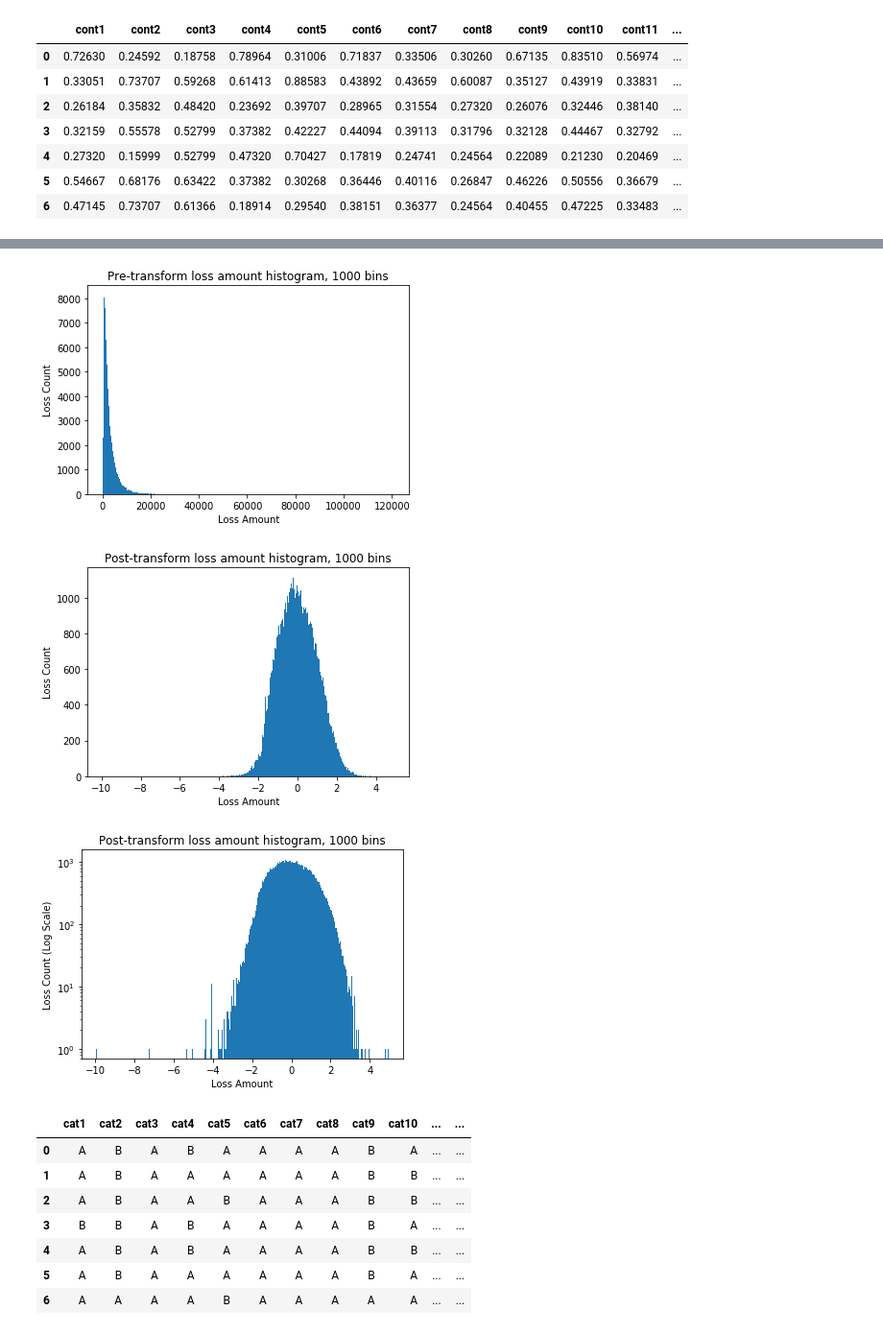
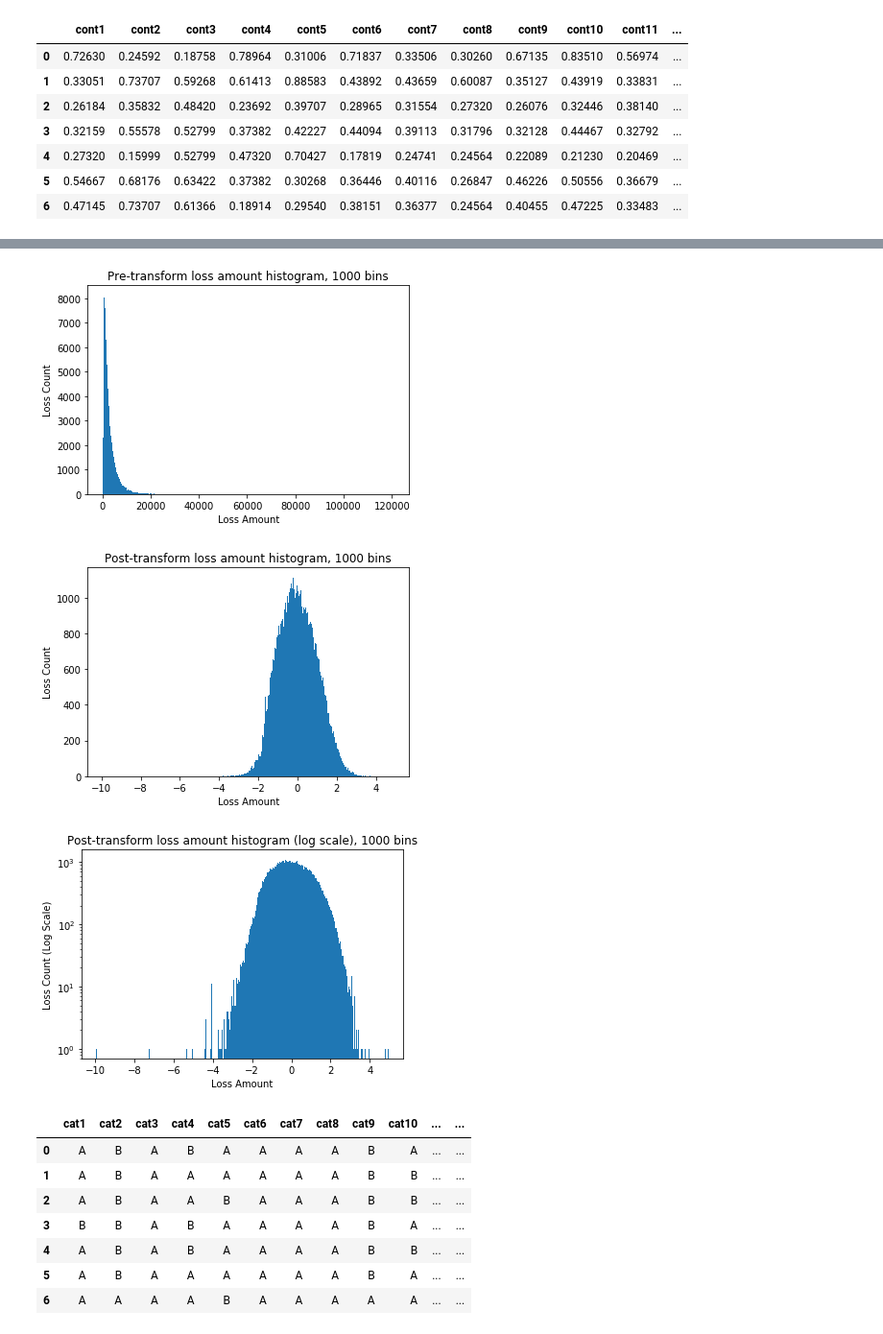
Before and after one commit to VCZLee/Jupyter-Notebooks, a Jupyter notebook: Kaggle/Allstate Claim Severity/Allstate Claim Severity Modeling.ipynb, the cells around one changed output, grey strips where cells are left out. Shown at 96% size. Cells and saved outputs as stored; diff of their text form; code cells hidden in the pictures.

```diff
--- a/Kaggle/Allstate Claim Severity/Allstate Claim Severity Modeling.ipynb
+++ b/Kaggle/Allstate Claim Severity/Allstate Claim Severity Modeling.ipynb
@@ -100,26 +101,26 @@ cont_dataset_scaled.describe()
 # %%
 plt.hist(cont_dataset.loss, 1000);
 plt.title("Pre-transform loss amount histogram, 1000 bins");
 plt.xlabel("Loss Amount");
 plt.ylabel("Loss Count");
 plt.show();
 
 plt.hist(cont_dataset_scaled.logloss, 1000);
 plt.title("Post-transform loss amount histogram, 1000 bins");
 plt.xlabel("Loss Amount");
 plt.ylabel("Loss Count");
 plt.show();
 
 plt.hist(cont_dataset_scaled.logloss, 1000);
-plt.title("Post-transform loss amount histogram, 1000 bins");
+plt.title("Post-transform loss amount histogram (log scale), 1000 bins");
 plt.xlabel("Loss Amount");
 plt.ylabel("Loss Count (Log Scale)");
 plt.yscale("log");
 plt.show(); #loss amounts roughly resemble a 0-centered normal distribution after transformation
 # %% [output]
 [figure]
 [figure]
-[figure, old version]
+[figure, new version]
 # %%
 cat_dataset = labeled_dataset.iloc[:,1:-15].copy()
 cat_dataset.head(n=7) #categorical variables
```
Also changed, not shown: parts of 10 cells of this notebook, 2 other files.
